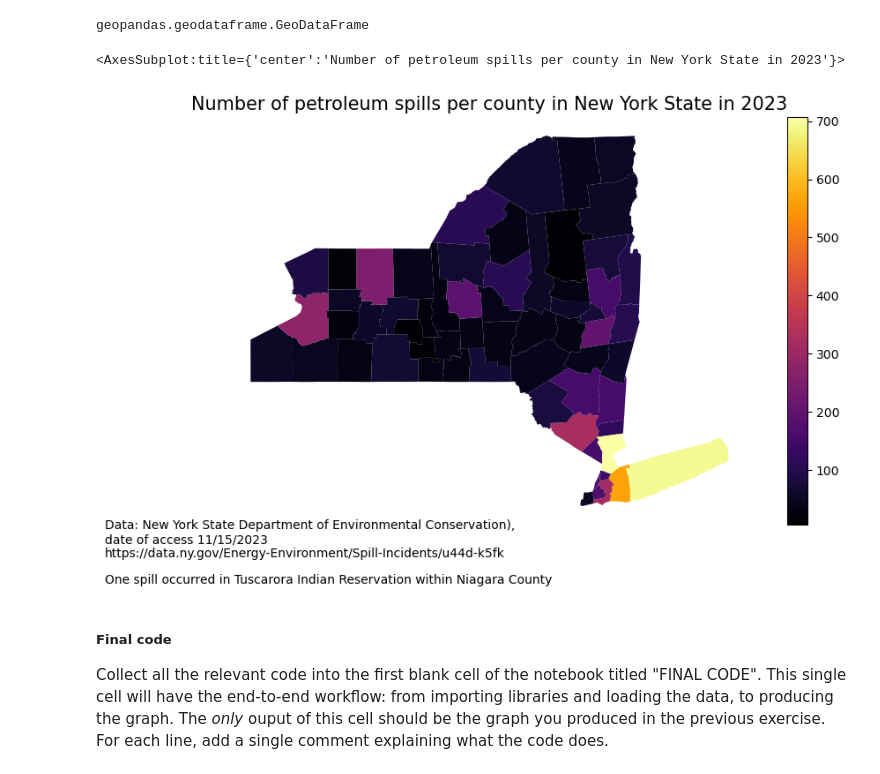
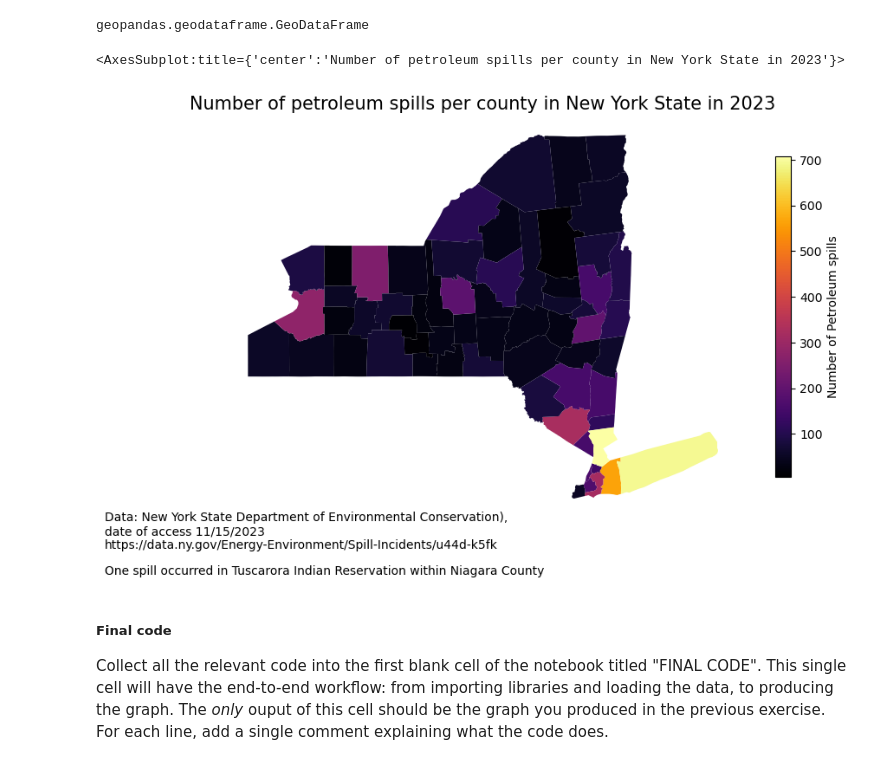
Before and after one commit to cnordheim-maestas/eds-220-hwk3, a Jupyter notebook: hwk3-task1-spills (1).ipynb, the cells around one changed output. Saved outputs shown, nothing was run; the diff lists cells and outputs as text; code cells hidden in the pictures.

Commit message:
with legendgit add . woohoo!

```diff
--- a/hwk3-task1-spills (1).ipynb
+++ b/hwk3-task1-spills (1).ipynb
@@ -561,34 +561,37 @@ fig, ax = plt.subplots(figsize=(10, 6))
 # remove the axis box around the map
 ax.axis('off')
 
 # update title
 ax.set_title('Number of petroleum spills per county in New York State in 2023',
 fontsize=15)
 
 # annotate the data source
 ax.annotate("Data: New York State Department of Environmental Conservation), \ndate of access 11/15/2023 \nhttps://data.ny.gov/Energy-Environment/Spill-Incidents/u44d-k5fk",
             xy=(0.01, .06), # position
             xycoords='figure fraction',
             fontsize=10,
             color='black')
 
 # annotate the spill in Tuscarora Indian Reservation
 ax.annotate("One spill occurred in Tuscarora Indian Reservation within Niagara County",
             xy=(0.01, .01), # position
             xycoords='figure fraction',
             fontsize=10,
             color='black')
 
 # --------------------------
 # add counties
 ny_geo.plot(ax=ax,
                   column='n_spills', # color points according to primsource value
                   legend=True,    # add legend
                   cmap='inferno', # use a continuous!
+                legend_kwds={"shrink":.8,
+                                    'label': "Number of Petroleum spills"
+                                    }
            )
 # %% [output]
 <AxesSubplot:title={'center':'Number of petroleum spills per county in New York State in 2023'}>
-[figure, old version]
+[figure, new version]
 # %% [markdown]
 ##### Final code
 
```
